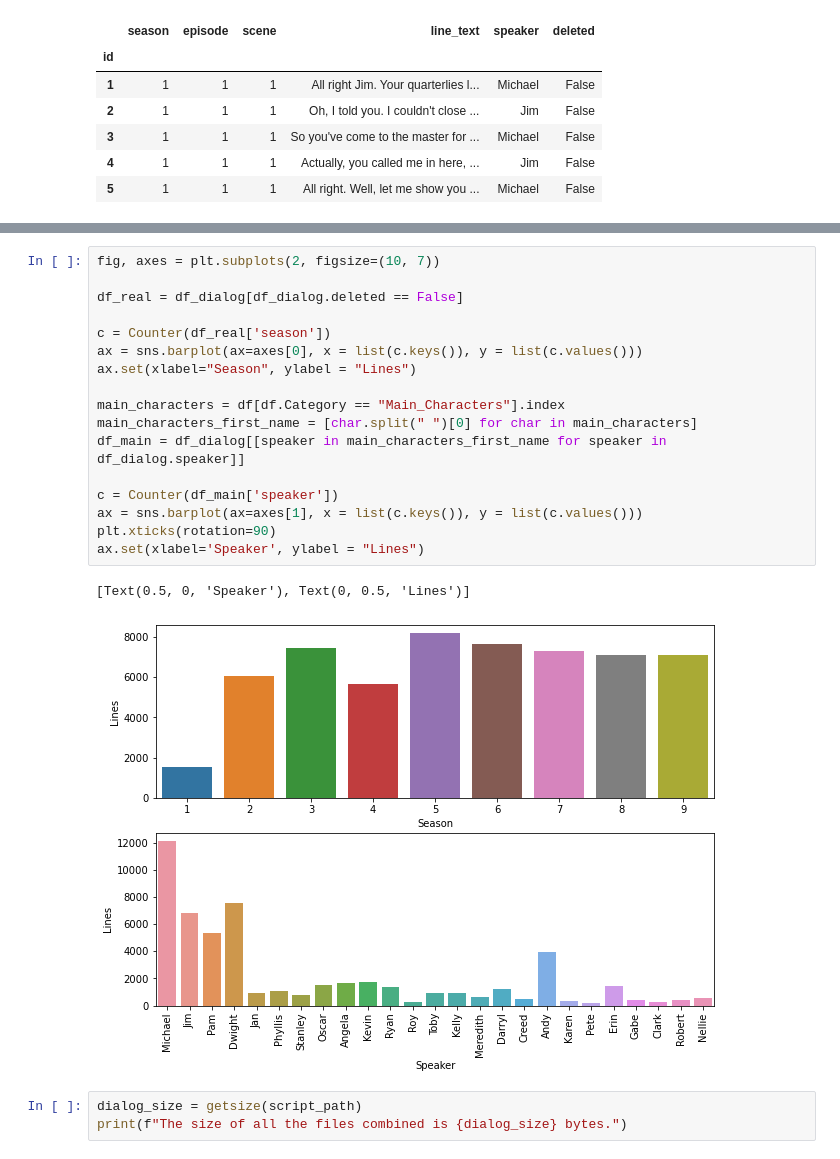
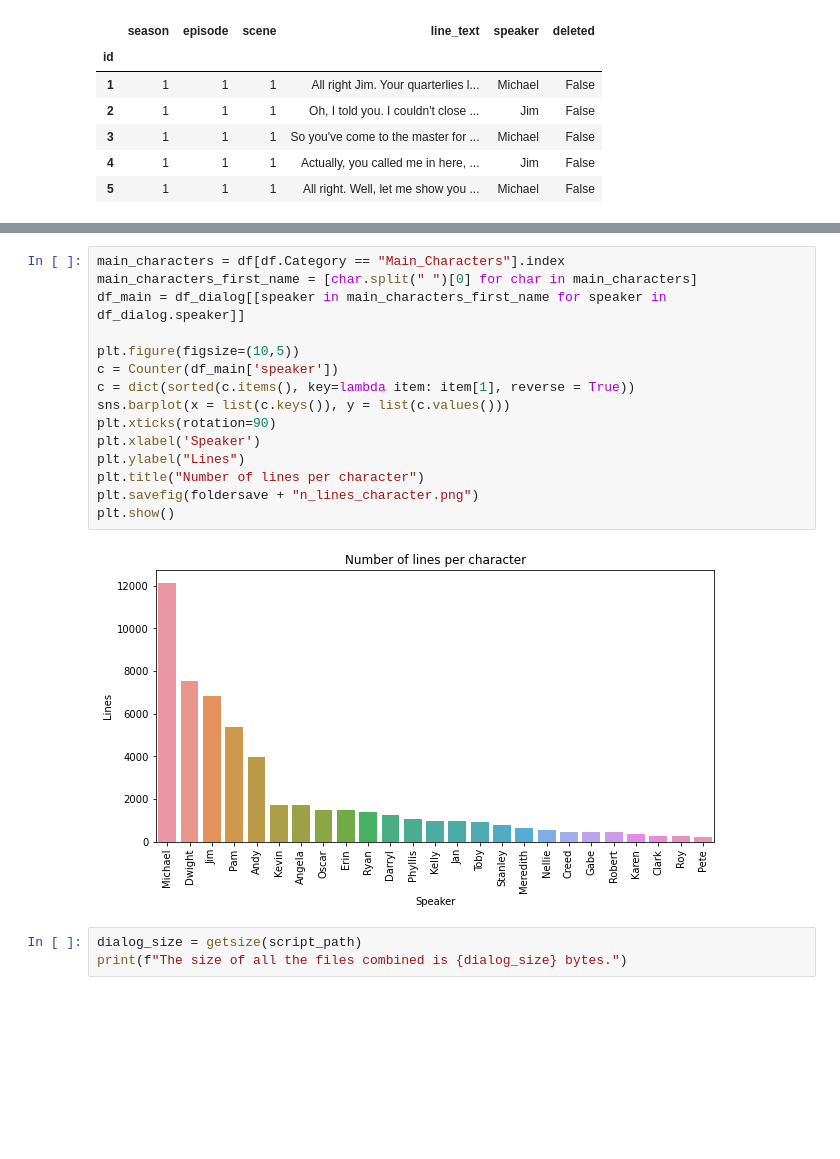
Before and after one commit to nklingen/SocialGraphsProject, a Jupyter notebook: Data-retrieval-and-analysis.ipynb, the cells around one changed output, grey strips where cells are left out. Drawn from its saved outputs; the diff is of its cells as text; blank space fills up the shorter version.

```diff
--- a/Data-retrieval-and-analysis.ipynb
+++ b/Data-retrieval-and-analysis.ipynb
@@ -252,23 +270,20 @@ df_dialog.head()
 # %%
-fig, axes = plt.subplots(2, figsize=(10, 7))
-
-df_real = df_dialog[df_dialog.deleted == False]
-
-c = Counter(df_real['season'])
-ax = sns.barplot(ax=axes[0], x = list(c.keys()), y = list(c.values()))
-ax.set(xlabel="Season", ylabel = "Lines")
-
 main_characters = df[df.Category == "Main_Characters"].index
 main_characters_first_name = [char.split(" ")[0] for char in main_characters]
 df_main = df_dialog[[speaker in main_characters_first_name for speaker in df_dialog.speaker]]
 
+plt.figure(figsize=(10,5))
 c = Counter(df_main['speaker'])
-ax = sns.barplot(ax=axes[1], x = list(c.keys()), y = list(c.values()))
+c = dict(sorted(c.items(), key=lambda item: item[1], reverse = True))
+sns.barplot(x = list(c.keys()), y = list(c.values()))
 plt.xticks(rotation=90)
-ax.set(xlabel='Speaker', ylabel = "Lines")
+plt.xlabel('Speaker')
+plt.ylabel("Lines")
+plt.title("Number of lines per character")
+plt.savefig(foldersave + "n_lines_character.png")
+plt.show()
 # %% [output]
-[Text(0.5, 0, 'Speaker'), Text(0, 0.5, 'Lines')]
-[figure, old version]
+[figure, new version]
 # %%
 dialog_size = getsize(script_path)
 print(f"The size of all the files combined is {dialog_size} bytes.")
```
Also changed, not shown: parts of 10 cells of this notebook, 1 other file.
